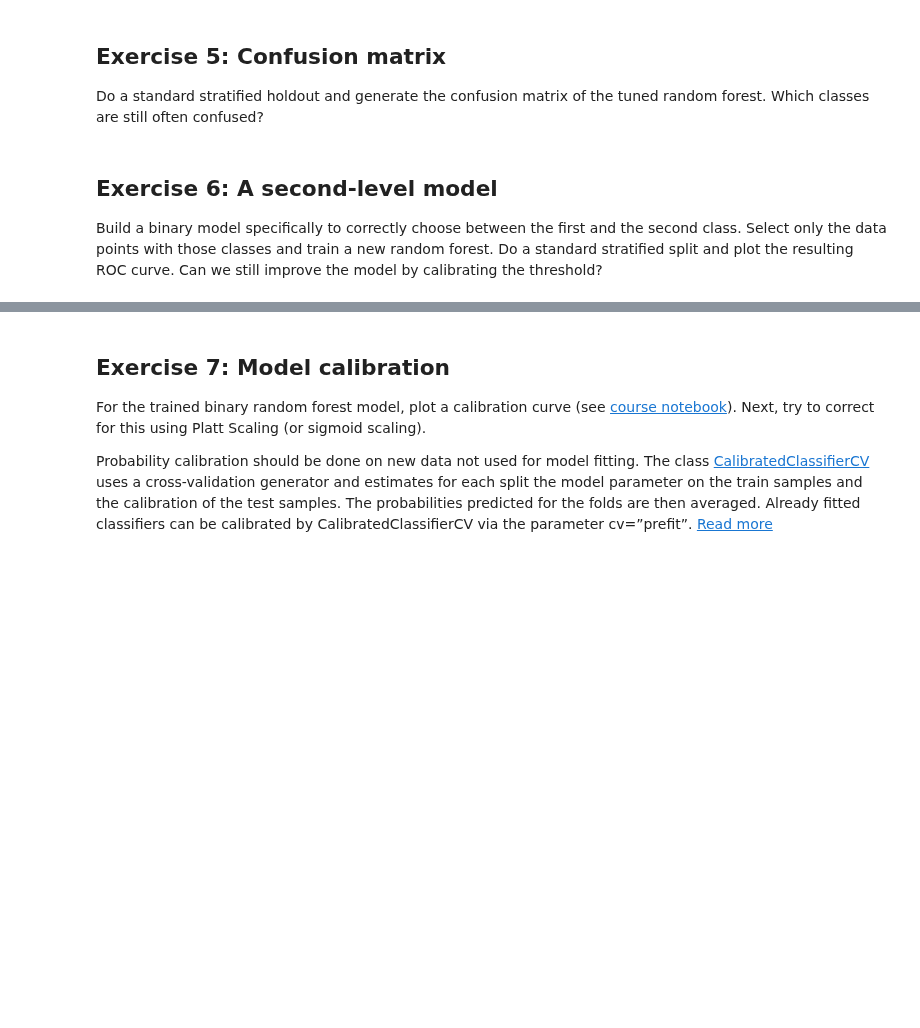
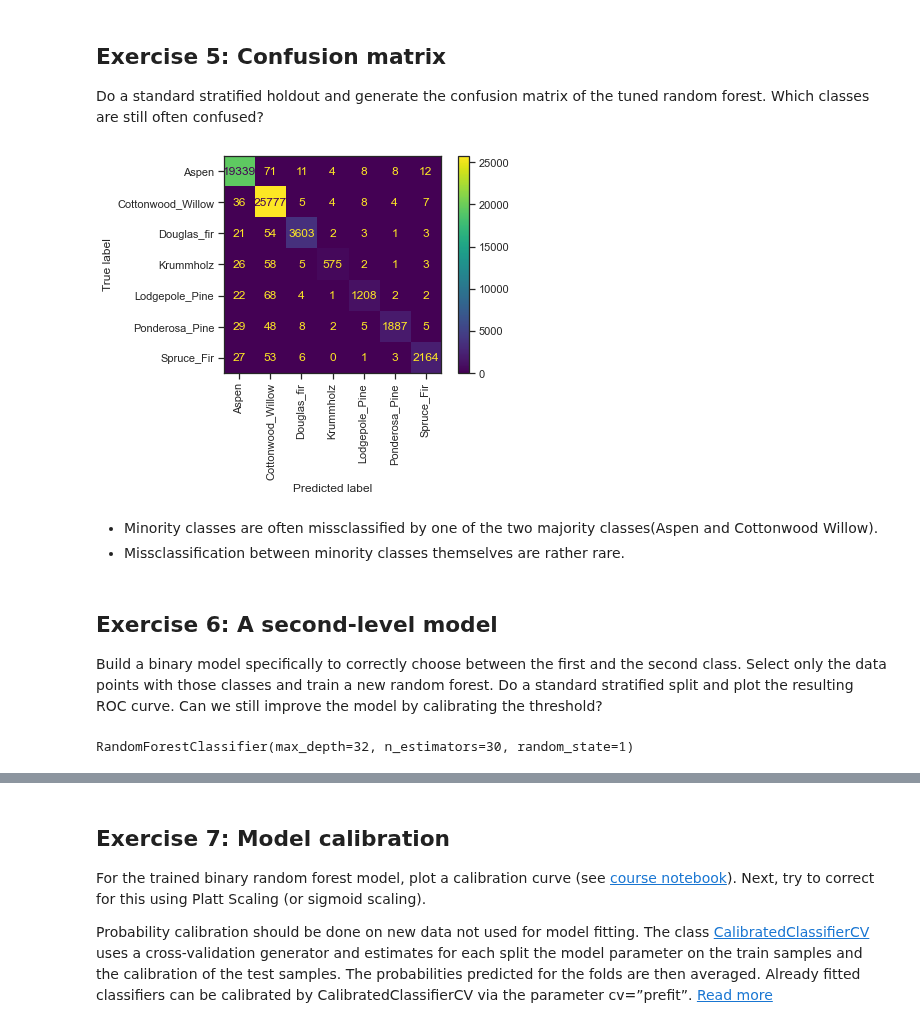
Before and after one commit to gekas145/tue-ml-course, a Jupyter notebook: labs/Lab 3 - Ensembles.ipynb, the cells around one changed output, grey strips where cells are left out. Saved outputs shown, nothing was run; the diff lists cells and outputs as text; code cells hidden in the pictures; blank space fills up the shorter version.

```diff
--- a/labs/Lab 3 - Ensembles.ipynb
+++ b/labs/Lab 3 - Ensembles.ipynb
@@ -229,6 +229,16 @@ Balanced accuracy: 0.604
 # %% [markdown]
 ## Exercise 5: Confusion matrix
 Do a standard stratified holdout and generate the confusion matrix of the tuned random forest. Which classes are still often confused?
+# %%
+from sklearn.metrics import confusion_matrix, ConfusionMatrixDisplay
+
+ConfusionMatrixDisplay.from_estimator(rfc, X_train, y_train, display_labels=classes, xticks_rotation="vertical")
+plt.show()
+# %% [output]
+[figure, added]
+# %% [markdown]
+* Minority classes are often missclassified by one of the two majority classes(Aspen and Cottonwood Willow).
+* Missclassification between minority classes themselves are rather rare.
 # %% [markdown]
 ## Exercise 6: A second-level model
 Build a binary model specifically to correctly choose between the first and the second class.
@@ -235,0 +257,4 @@ Select only the data points with those classes and train a new random forest. Do
+# %%
+rfc.fit(X_train_f, y_train_f)
+# %% [output]
+RandomForestClassifier(max_depth=32, n_estimators=30, random_state=1)
```
Also changed, not shown: parts of 20 cells of this notebook.
